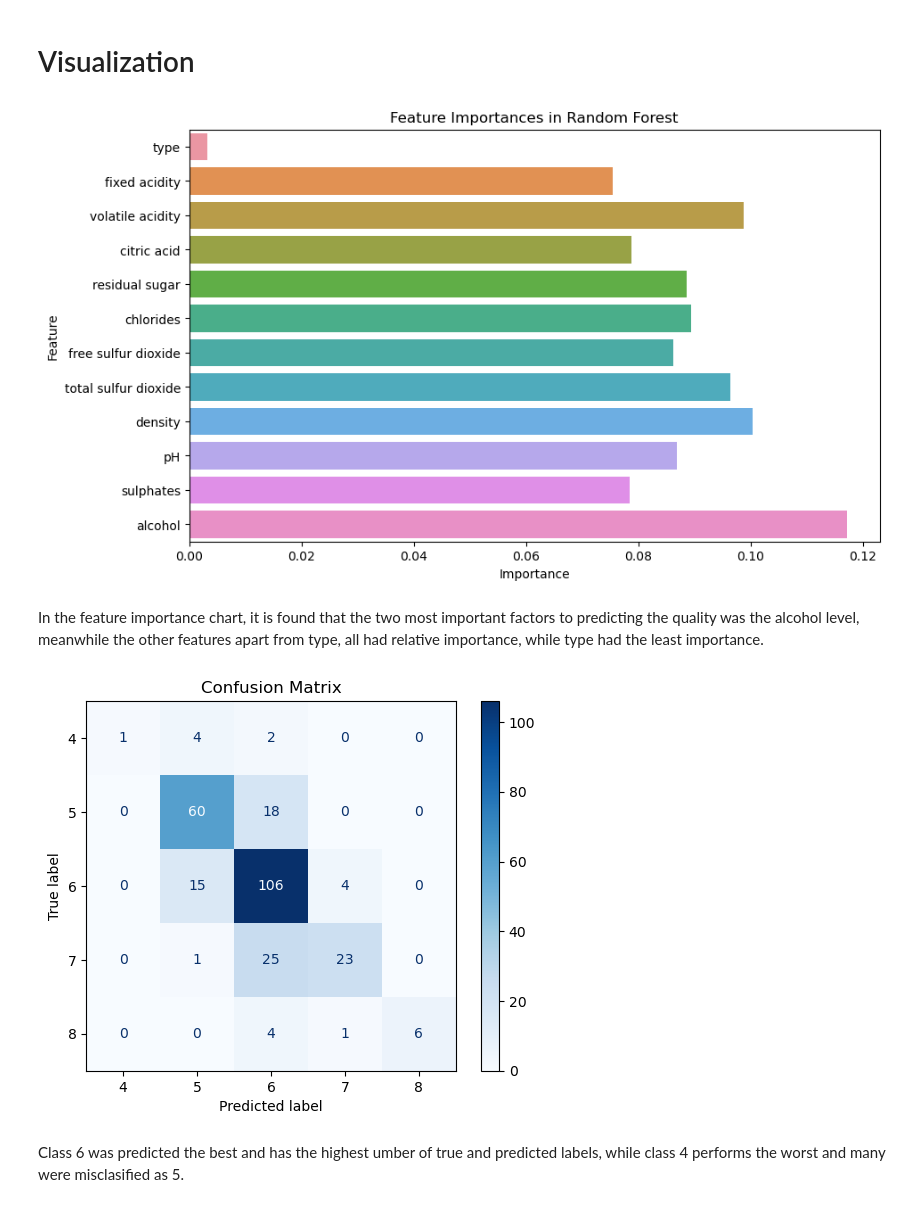
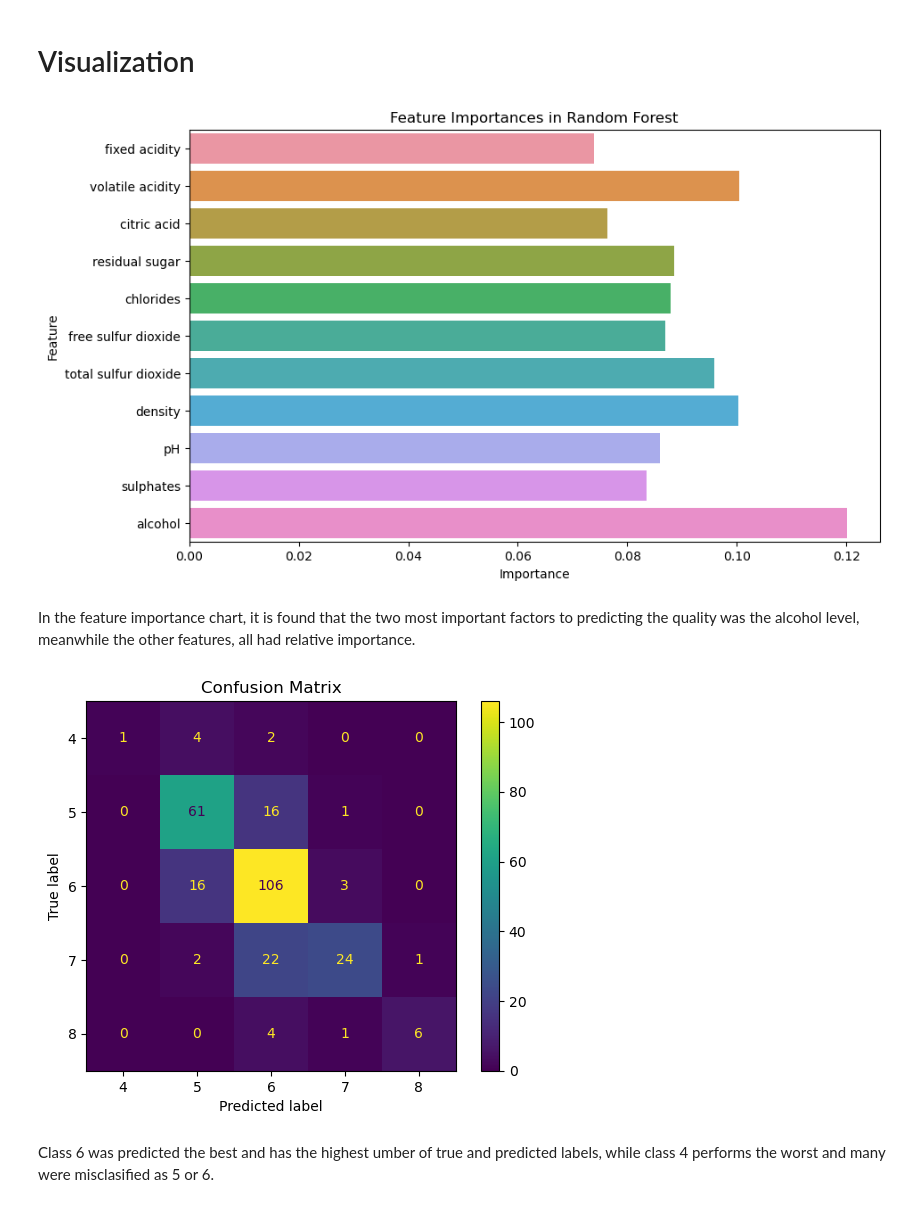
Before and after one commit to GDViper/WineAnalysisCW, a Jupyter notebook: Random Forest Classifier.ipynb, the cells around one changed output. Saved outputs shown, nothing was run; the diff lists cells and outputs as text; code cells hidden in the pictures.

```diff
--- a/Random Forest Classifier.ipynb
+++ b/Random Forest Classifier.ipynb
@@ -16,7 +15,7 @@ df = pd.read_csv(r"Datasets\\WineQualityDuplicate.csv")
 # %% [markdown]
 # Feature Seperation
 # %%
-X = df.drop(columns=['quality'])
+X = df.drop(columns=['quality', 'type'])
 y = df['quality']
 # %% [markdown]
 # Train Test Split
@@ -68,16 +67,16 @@ plt.xlabel('Importance')
 plt.ylabel('Feature')
 plt.show()
 # %% [output]
-[figure, old version]
+[figure, new version]
 # %% [markdown]
-In the feature importance chart, it is found that the two most important factors to predicting the quality was the alcohol level, meanwhile the other features apart from type, all had relative importance, while type had the least importance.
+In the feature importance chart, it is found that the two most important factors to predicting the quality was the alcohol level, meanwhile the other features, all had relative importance.
 # %%
 cm = confusion_matrix(y_test, y_pred)
 disp = ConfusionMatrixDisplay(confusion_matrix=cm, display_labels=rf_classifier.classes_)
-disp.plot(cmap='Blues')
+disp.plot(cmap='viridis')
 plt.title('Confusion Matrix')
 plt.show()
 # %% [output]
-[figure, old version]
+[figure, new version]
 # %% [markdown]
-Class 6 was predicted the best and has the highest umber of true and predicted labels, while class 4 performs the worst and many were misclasified as 5.
+Class 6 was predicted the best and has the highest umber of true and predicted labels, while class 4 performs the worst and many were misclasified as 5 or 6.
```
Also changed, not shown: parts of 4 cells of this notebook, 10 other files.
